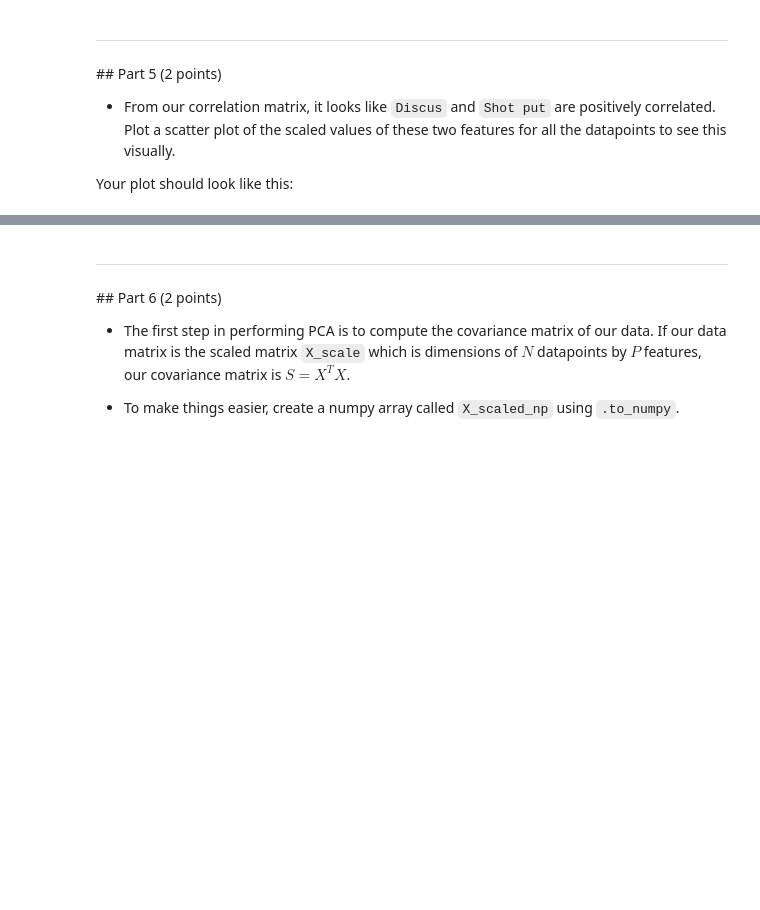
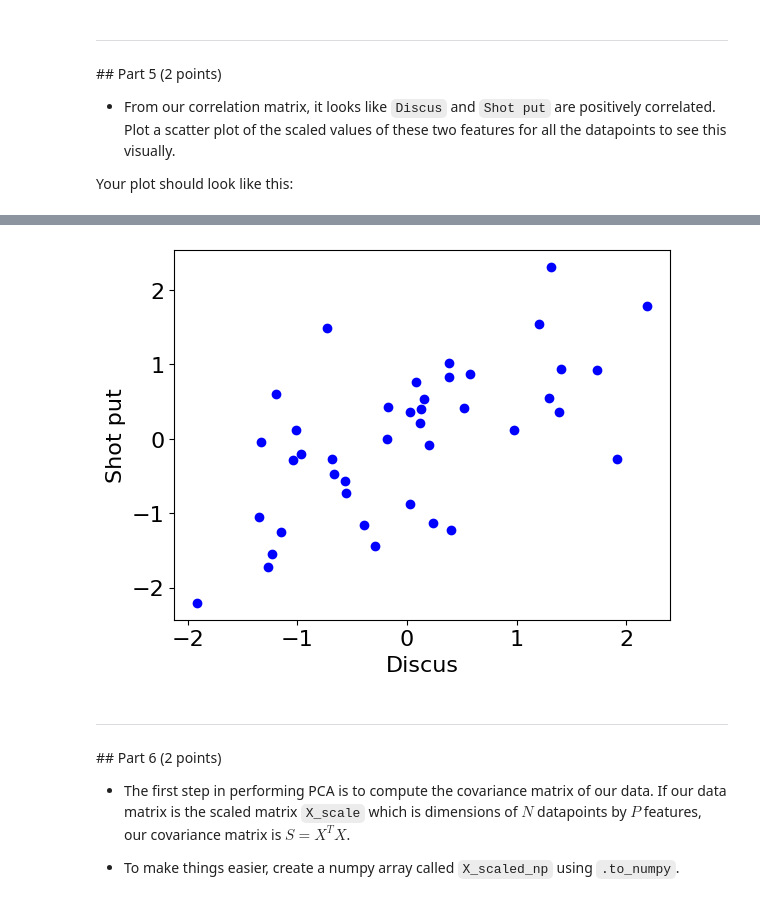
Before and after one commit to Urvi-M/BE559, a Jupyter notebook: Homework4_part1_V2.ipynb, the cells around one changed output, grey strips where cells are left out. Cells and saved outputs as stored; diff of their text form; code cells hidden in the pictures; blank space fills up the shorter version.

```diff
--- a/Homework4_part1_V2.ipynb
+++ b/Homework4_part1_V2.ipynb
@@ -114,3 +138,10 @@ Your plot should look like this:
+# %%
+plt.scatter(X_scaled['Discus'],X_scaled['Shot.put'],color='b')
+plt.xlabel('Discus')
+plt.ylabel("Shot put")
+plt.show()
+# %% [output]
+[figure, added]
 # %% [markdown]
 ---
 ## Part 6 (2 points)
```
Also changed, not shown: parts of 21 cells of this notebook.
